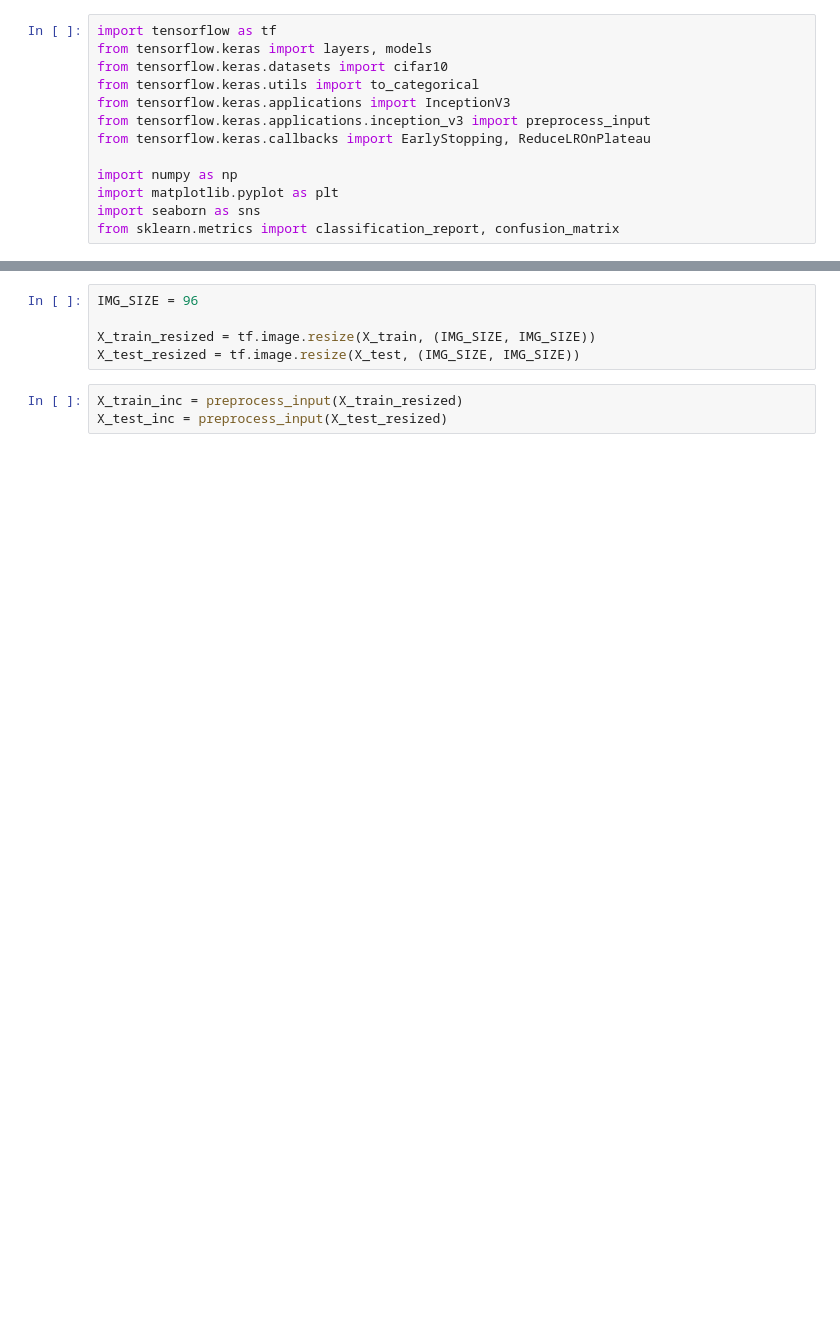
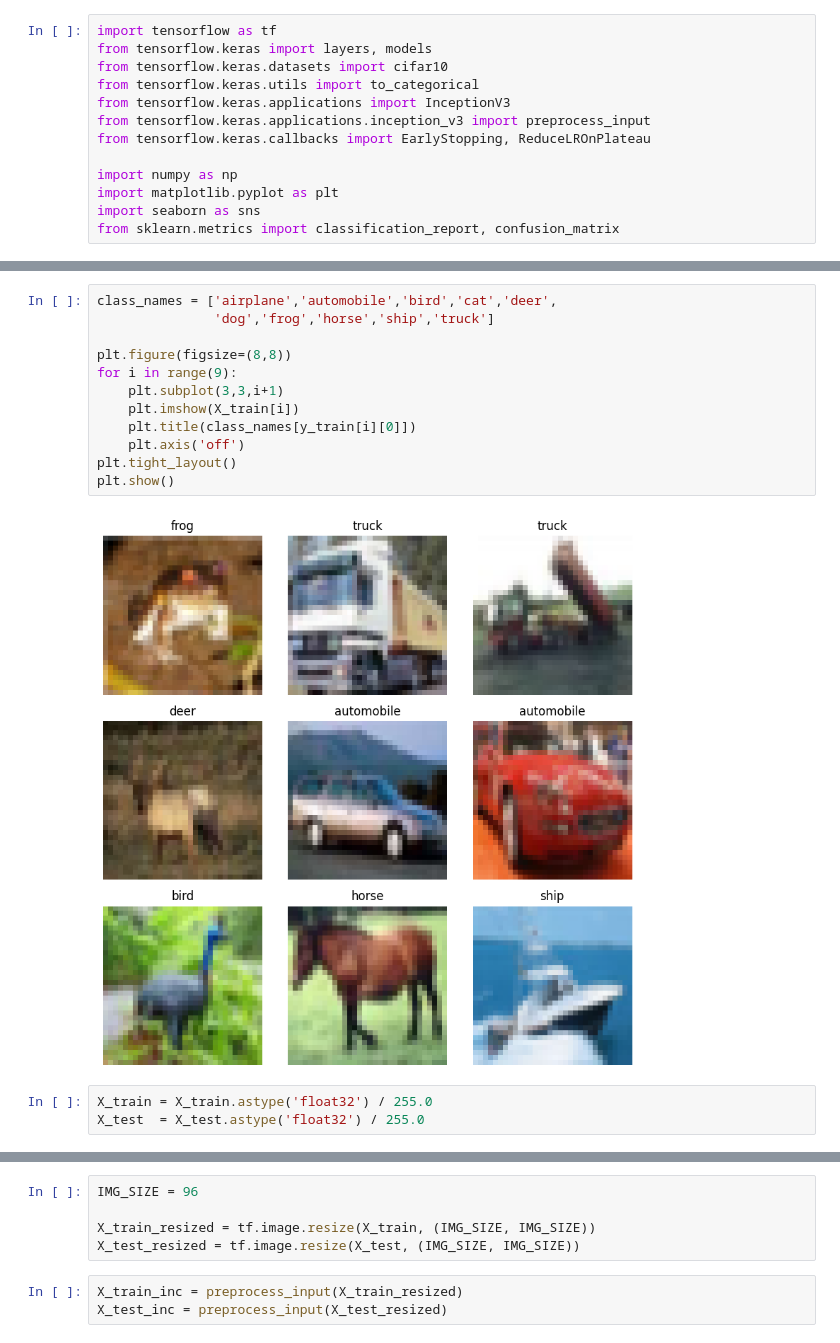
Before and after one commit to HelenaGomezV/project-deep-learning-image-classification-with-cnn-and-transfer-learning, a Jupyter notebook: image_clasification_inception.ipynb, the cells around one changed output, grey strips where cells are left out. Drawn from its saved outputs; the diff is of its cells as text; blank space fills up the shorter version.

```diff
--- a/image_clasification_inception.ipynb
+++ b/image_clasification_inception.ipynb
@@ -22,0 +20,17 @@ Downloading data from https://www.cs.toronto.edu/~kriz/cifar-10-python.tar.gz
+# %%
+class_names = ['airplane','automobile','bird','cat','deer',
+               'dog','frog','horse','ship','truck']
+
+plt.figure(figsize=(8,8))
+for i in range(9):
+    plt.subplot(3,3,i+1)
+    plt.imshow(X_train[i])
+    plt.title(class_names[y_train[i][0]])
+    plt.axis('off')
+plt.tight_layout()
+plt.show()
+# %% [output]
+[figure, added]
+# %%
+X_train = X_train.astype('float32') / 255.0
+X_test  = X_test.astype('float32') / 255.0
```
Also changed, not shown: parts of 24 cells of this notebook.
